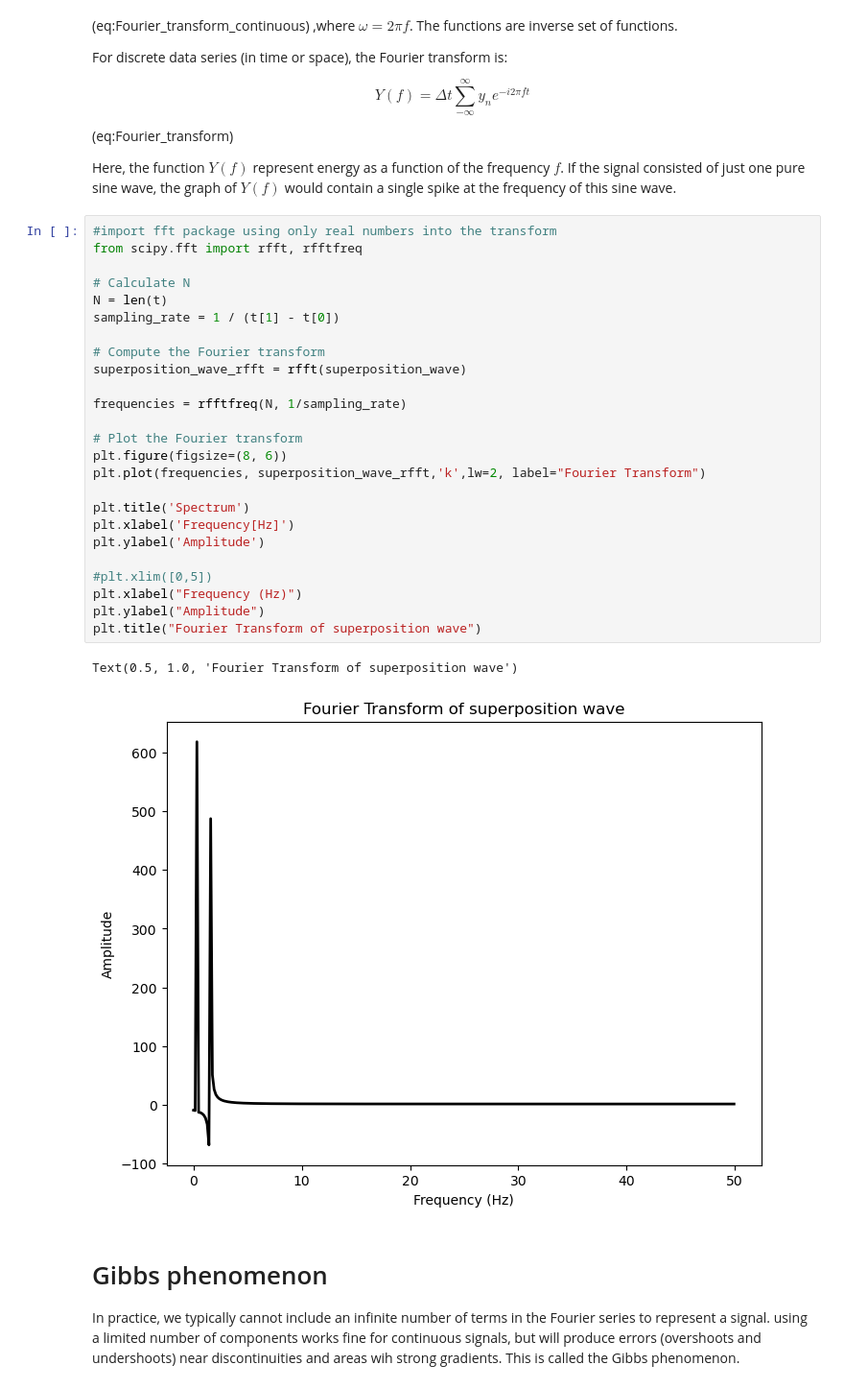
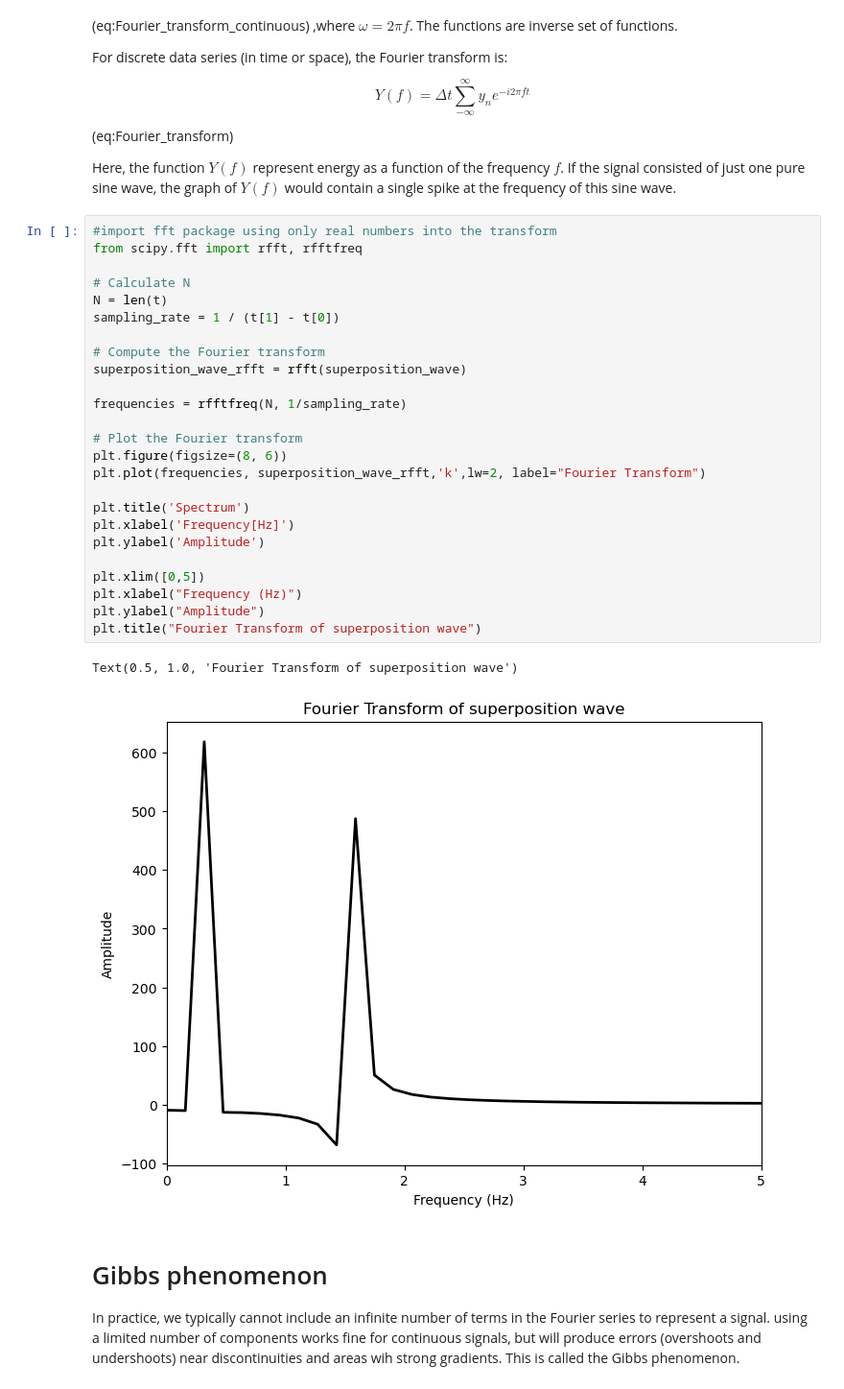
Before and after one commit to thorbjornmoeUiB/GEOF211_compendium, a Jupyter notebook: GEOF211_book/_build/jupyter_execute/Useful_calculus/Fourier_transforms.ipynb, the cells around one changed output. Shown at 96% size. Saved outputs shown, nothing was run; the diff lists cells and outputs as text.

```diff
--- a/GEOF211_book/_build/jupyter_execute/Useful_calculus/Fourier_transforms.ipynb
+++ b/GEOF211_book/_build/jupyter_execute/Useful_calculus/Fourier_transforms.ipynb
@@ -115,31 +115,31 @@ Here, the function $Y(f)$ represent energy as a function of the frequency $f$. I
 # %%
 #import fft package using only real numbers into the transform
 from scipy.fft import rfft, rfftfreq
 
 # Calculate N
 N = len(t)
 sampling_rate = 1 / (t[1] - t[0])
 
 # Compute the Fourier transform
 superposition_wave_rfft = rfft(superposition_wave)
 
 frequencies = rfftfreq(N, 1/sampling_rate)
 
 # Plot the Fourier transform
 plt.figure(figsize=(8, 6))
 plt.plot(frequencies, superposition_wave_rfft,'k',lw=2, label="Fourier Transform")
 
 plt.title('Spectrum')
 plt.xlabel('Frequency[Hz]')
 plt.ylabel('Amplitude')
 
-#plt.xlim([0,5])
+plt.xlim([0,5])
 plt.xlabel("Frequency (Hz)")
 plt.ylabel("Amplitude")
 plt.title("Fourier Transform of superposition wave")
 # %% [output]
 Text(0.5, 1.0, 'Fourier Transform of superposition wave')
-[figure, old version]
+[figure, new version]
 # %% [markdown]
 # Gibbs phenomenon
 In practice, we typically cannot include an infinite number of terms in the Fourier series to represent a signal. using a limited number of components works fine for continuous signals, but will produce errors (overshoots and undershoots) near discontinuities and areas wih strong gradients. This is called the Gibbs phenomenon.
```
Also changed, not shown: 7 other files.
